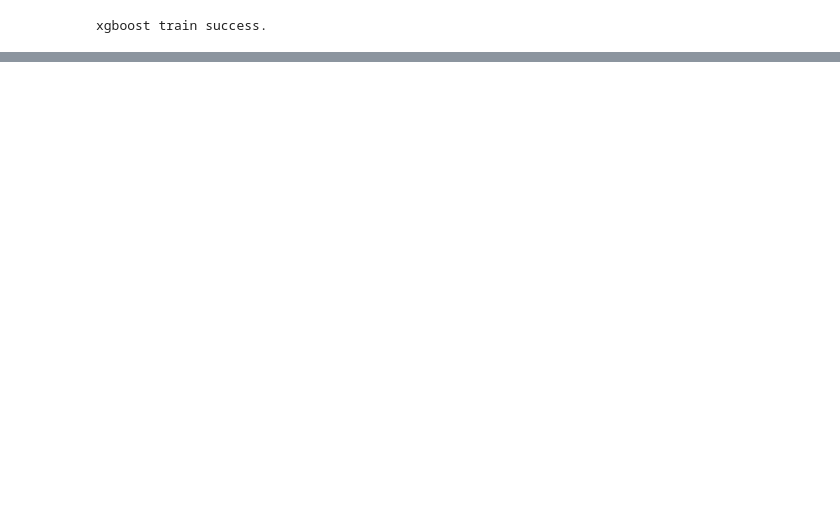
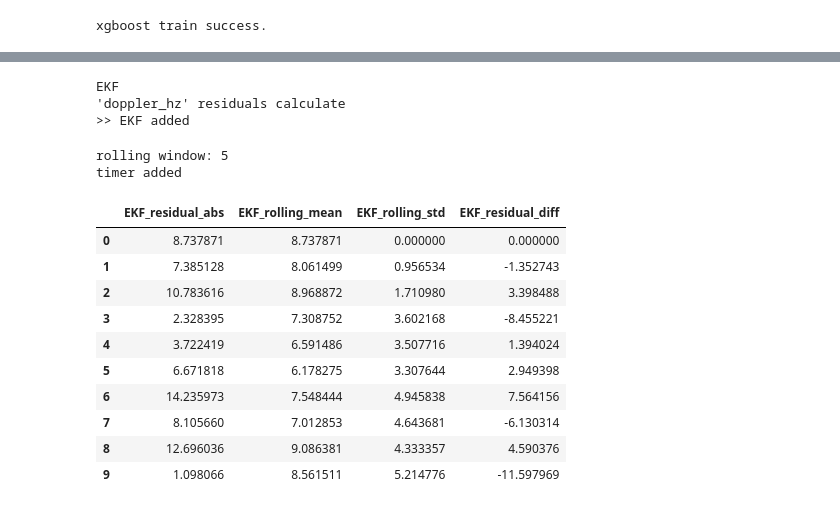
Before and after one commit to emircancancelik/solarsystem, a Jupyter notebook: noaa_texbat_training.ipynb, the cells around one changed output, grey strips where cells are left out. Saved outputs shown, nothing was run; the diff lists cells and outputs as text; code cells hidden in the pictures; blank space fills up the shorter version.

```diff
--- a/noaa_texbat_training.ipynb
+++ b/noaa_texbat_training.ipynb
@@ -270,0 +406,60 @@ R2: 0.0000
+# %%
+def add_ekf_features_to_df(df, doppler_col='doppler_hz'):
+    print("EKF")
+    ekf = initialize_gnss_ekf(dt=1.0)
+
+    print(f"'{doppler_col}' residuals calculate")
+    raw_residuals = extract_residuals_from_series(ekf, df[doppler_col].values)
+
+    # features add
+    df['EKF_residual'] = raw_residuals
+    df['EKF_residual_abs'] = np.abs(raw_residuals) # abs
+
+    print(">> EKF added")
+    return df
+# %%
+#####################################################################
+
+df_final = add_ekf_features_to_df(df_final, doppler_col='doppler_hz')
+# %% [output]
+EKF
+'doppler_hz' residuals calculate
+>> EKF added
+# %%
+def add_temporal_features(df, window_size=5):
+# data leakage rolling window analytics
+    print(f"rolling window: {window_size}")
+
+    # continuous deviation
+    df['EKF_rolling_mean'] = df['EKF_residual_abs'].rolling(window=window_size, min_periods=1).mean()
+
+    # capturing volatility
+    df['EKF_rolling_std'] = df['EKF_residual_abs'].rolling(window=window_size, min_periods=1).std().fillna(0)
+
+    # max violence
+    df['EKF_rolling_max'] = df['EKF_residual_abs'].rolling(window=window_size, min_periods=1).max()
+
+    # derivative, for acceleration
+    df['EKF_residual_diff'] = df['EKF_residual_abs'].diff().fillna(0)
+
+    print("timer added")
+    return df
+# %%
+df_final = add_temporal_features(df_final, window_size=5)
+# %% [output]
+rolling window: 5
+timer added
+# %%
+display(df_final[['EKF_residual_abs', 'EKF_rolling_mean', 'EKF_rolling_std', 'EKF_residual_diff']].head(10))
+# %% [output]
+|  | EKF_residual_abs | EKF_rolling_mean | EKF_rolling_std | EKF_residual_diff |
+| 0 | 8.737871 | 8.737871 | 0.000000 | 0.000000 |
+| 1 | 7.385128 | 8.061499 | 0.956534 | -1.352743 |
+| 2 | 10.783616 | 8.968872 | 1.710980 | 3.398488 |
+| 3 | 2.328395 | 7.308752 | 3.602168 | -8.455221 |
+| 4 | 3.722419 | 6.591486 | 3.507716 | 1.394024 |
+| 5 | 6.671818 | 6.178275 | 3.307644 | 2.949398 |
+| 6 | 14.235973 | 7.548444 | 4.945838 | 7.564156 |
+| 7 | 8.105660 | 7.012853 | 4.643681 | -6.130314 |
+| 8 | 12.696036 | 9.086381 | 4.333357 | 4.590376 |
+| 9 | 1.098066 | 8.561511 | 5.214776 | -11.597969 |
```
Also changed, not shown: parts of 28 cells of this notebook.
